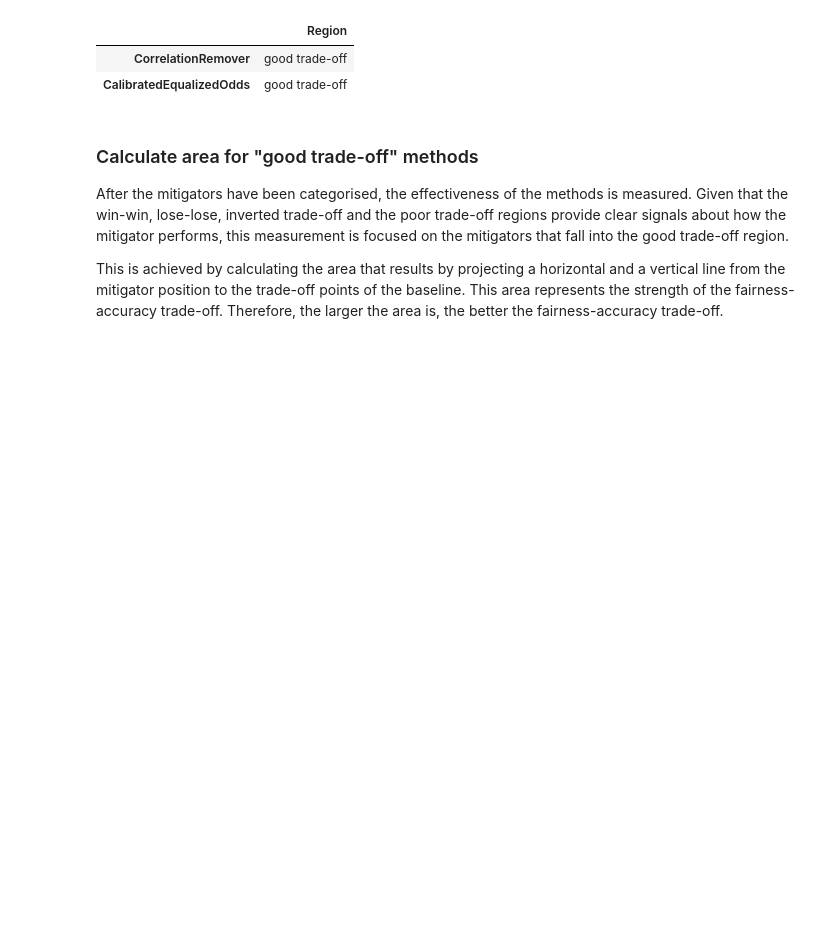
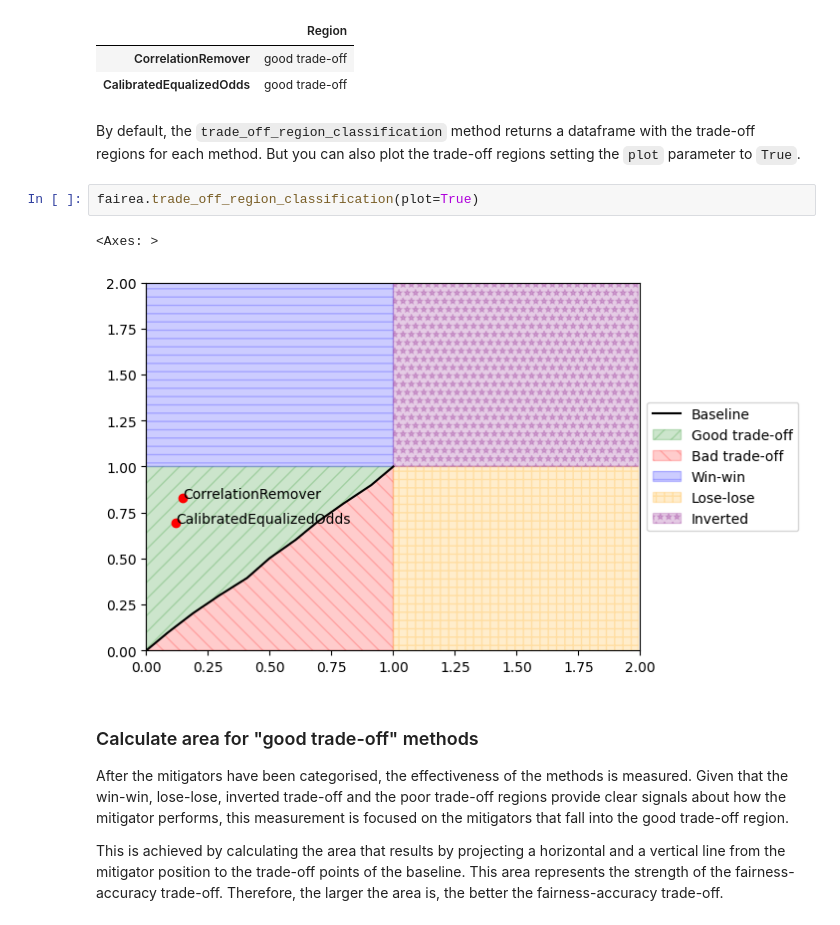
Before and after one commit to holistic-ai/holisticai, a Jupyter notebook: tutorials/trade_off/fairea_tutorial.ipynb, the cells around one changed output. Saved outputs shown, nothing was run; the diff lists cells and outputs as text; blank space fills up the shorter version.

```diff
--- a/tutorials/trade_off/fairea_tutorial.ipynb
+++ b/tutorials/trade_off/fairea_tutorial.ipynb
@@ -130,6 +125,13 @@ fairea.trade_off_region_classification()
 |  | Region |
 | CorrelationRemover | good trade-off |
 | CalibratedEqualizedOdds | good trade-off |
+# %% [markdown]
+By default, the `trade_off_region_classification` method returns a dataframe with the trade-off regions for each method. But you can also plot the trade-off regions setting the `plot` parameter to `True`.
+# %%
+fairea.trade_off_region_classification(plot=True)
+# %% [output]
+<Axes: >
+[figure, added]
 # %% [markdown]
 ### Calculate area for "good trade-off" methods
 
```
Also changed, not shown: parts of 13 cells of this notebook, 3 other files.
